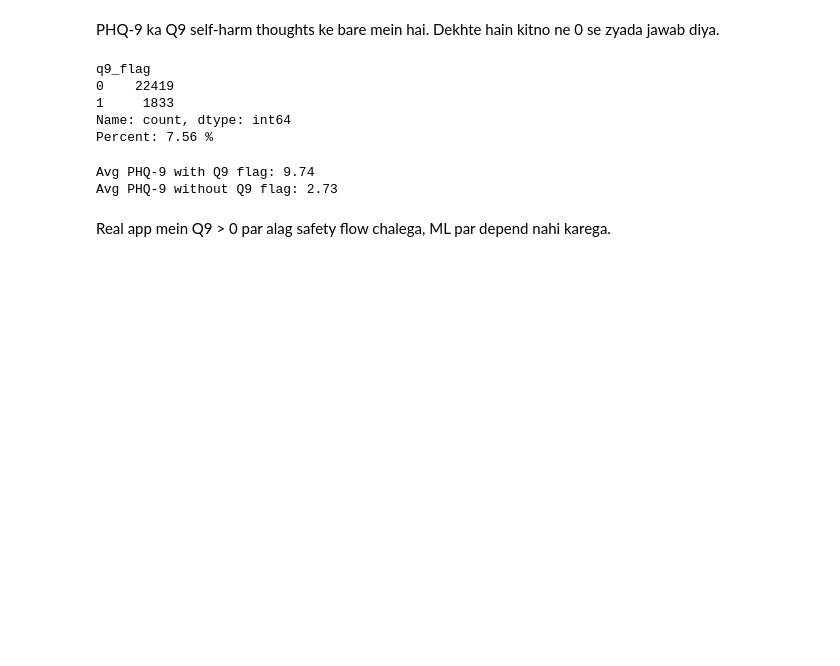
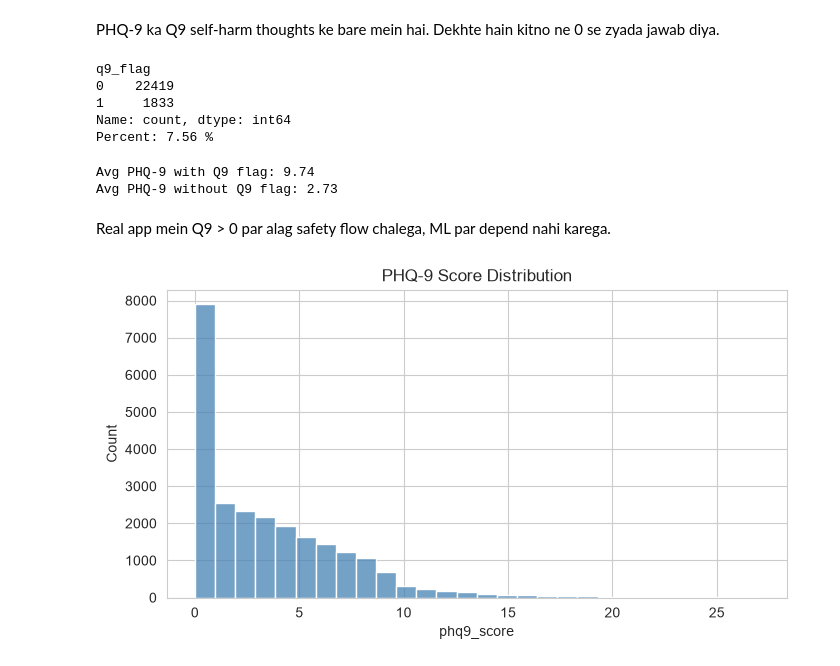
Before and after one commit to Bhoomikamalik81/MindCheck, a Jupyter notebook: mind_check_depression_anxiety_screening.ipynb, the cells around one changed output. Saved outputs shown, nothing was run; the diff lists cells and outputs as text; code cells hidden in the pictures; blank space fills up the shorter version.

Commit message:
add eda for scores and level

```diff
--- a/mind_check_depression_anxiety_screening.ipynb
+++ b/mind_check_depression_anxiety_screening.ipynb
@@ -472,3 +472,10 @@ Avg PHQ-9 with Q9 flag: 9.74
 Avg PHQ-9 without Q9 flag: 2.73
 # %% [markdown]
 Real app mein Q9 > 0 par alag safety flow chalega, ML par depend nahi karega.
+# %%
+plt.figure(figsize=(8, 4))
+sns.histplot(df["phq9_score"], bins=28, color="steelblue")
+plt.title("PHQ-9 Score Distribution")
+plt.show()
+# %% [output]
+[figure, added]
```
Also changed, not shown: parts of 26 cells of this notebook.
